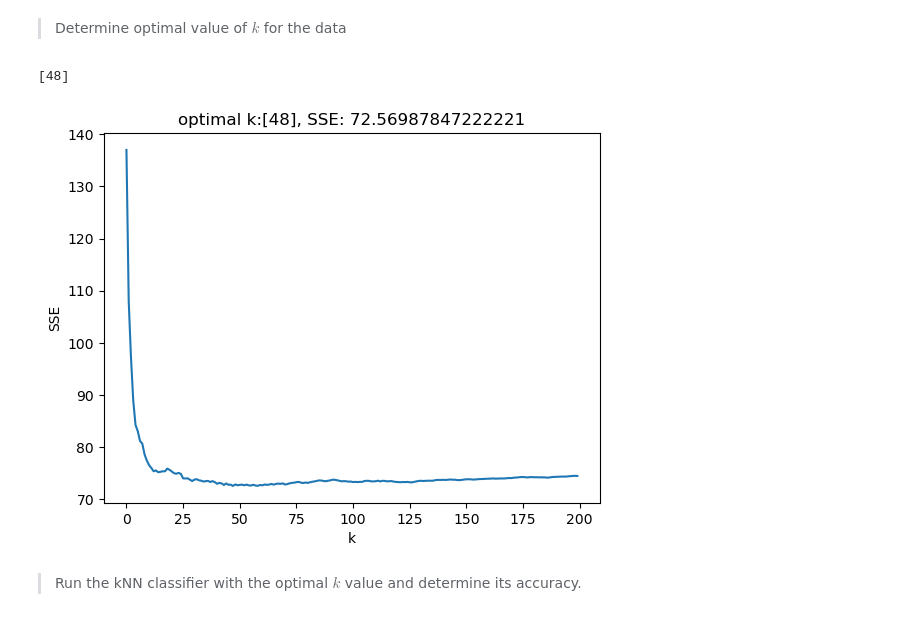
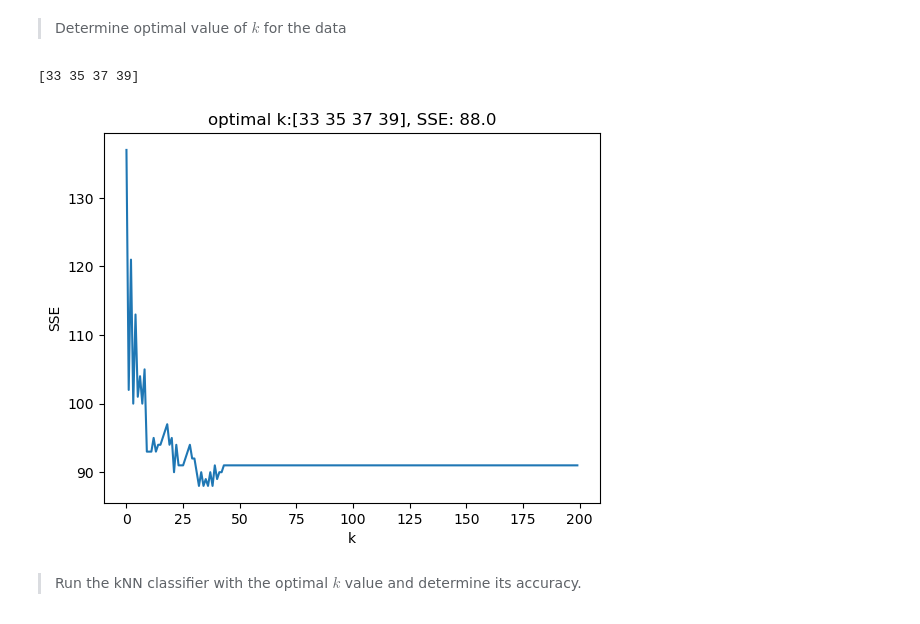
Before and after one commit to farhaniwnl/project_chd_crg3ts, a Jupyter notebook: drafting.ipynb, the cells around one changed output. Drawn from its saved outputs; the diff is of its cells as text; code cells hidden in the pictures.

```diff
--- a/drafting.ipynb
+++ b/drafting.ipynb
@@ -206,30 +206,32 @@ X_train, X_test, y_train, y_test = train_test_split(X,y,test_size=.2,random_stat
 # %% [markdown]
 > Determine optimal value of $k$ for the data
 # %%
-from sklearn.neighbors import KNeighborsRegressor
+from sklearn.neighbors import KNeighborsRegressor, KNeighborsClassifier
 import matplotlib.pyplot as plt
 
 k_bar = 200
 SSE = np.zeros(k_bar)
 
+# The Regressor warrants a k value with a lower minSSE than the classifier(72.56 vs. 88)
 for k in range(k_bar):
-  fitted_model = KNeighborsRegressor(n_neighbors=k+1).fit(X_train,y_train)
+  # fitted_model = KNeighborsRegressor(n_neighbors=k+1).fit(X_train,y_train) # Optimal k is 48
+  fitted_model = KNeighborsClassifier(n_neighbors=k+1).fit(X_train,y_train)
   y_hat = fitted_model.predict(X_test)
   SSE[k] = np.sum((y_test - y_hat) **2)
 
 minSSE = np.min(SSE)
 minIndex = np.where(SSE == minSSE)
 optimal_k = minIndex[0] + 1
 print(optimal_k)
 
 plt.plot(np.arange(0,k_bar),SSE) # Plot SSE by k
 plt.xlabel("k")
 plt.title(f"optimal k:{optimal_k}, SSE: {minSSE}")
 plt.ylabel('SSE')
 plt.show()
 # %% [output]
-[48]
+[33 35 37 39]
-[figure, old version]
+[figure, new version]
 # %% [markdown]
 > Run the kNN classifier with the optimal $k$ value and determine its accuracy.
 # %%
```
Also changed, not shown: parts of 10 cells of this notebook.
